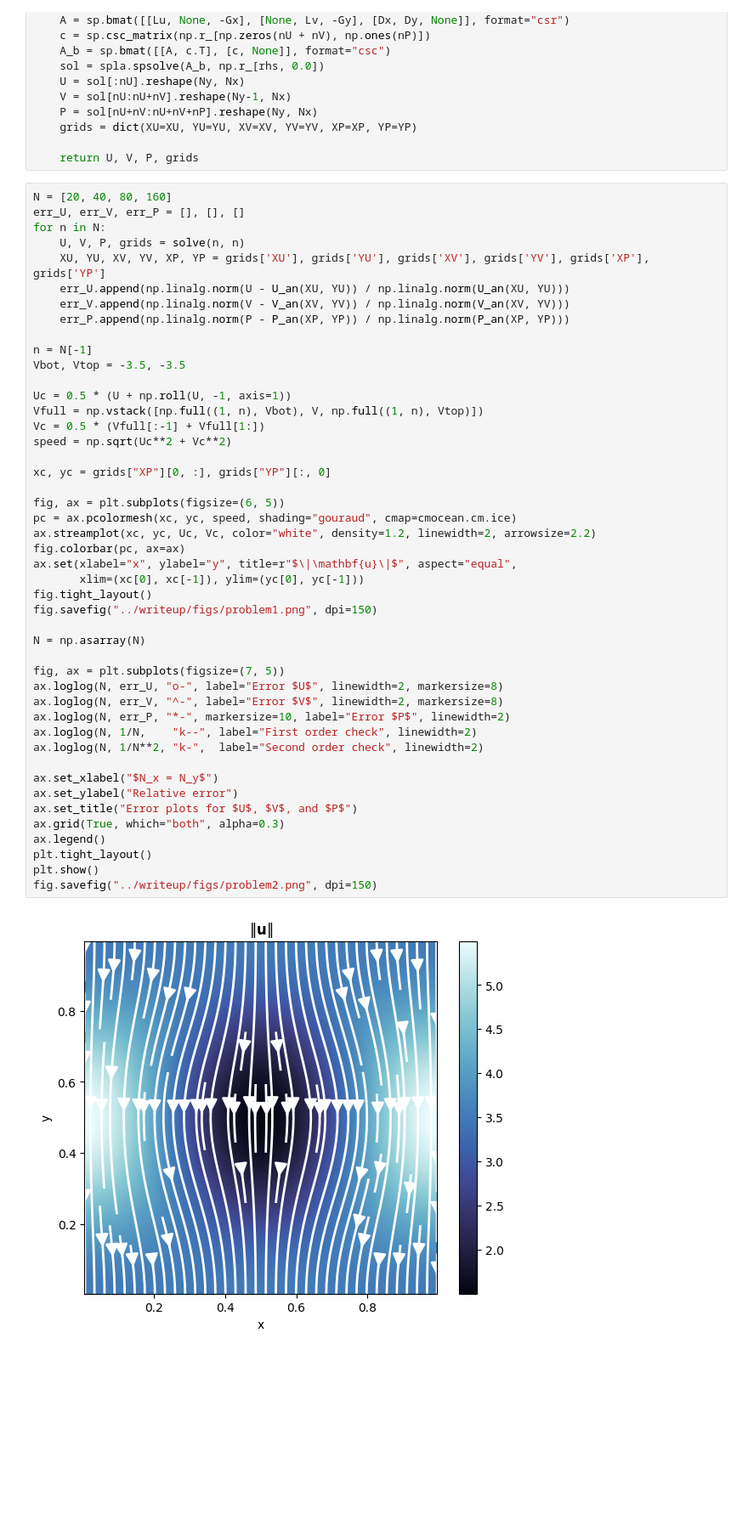
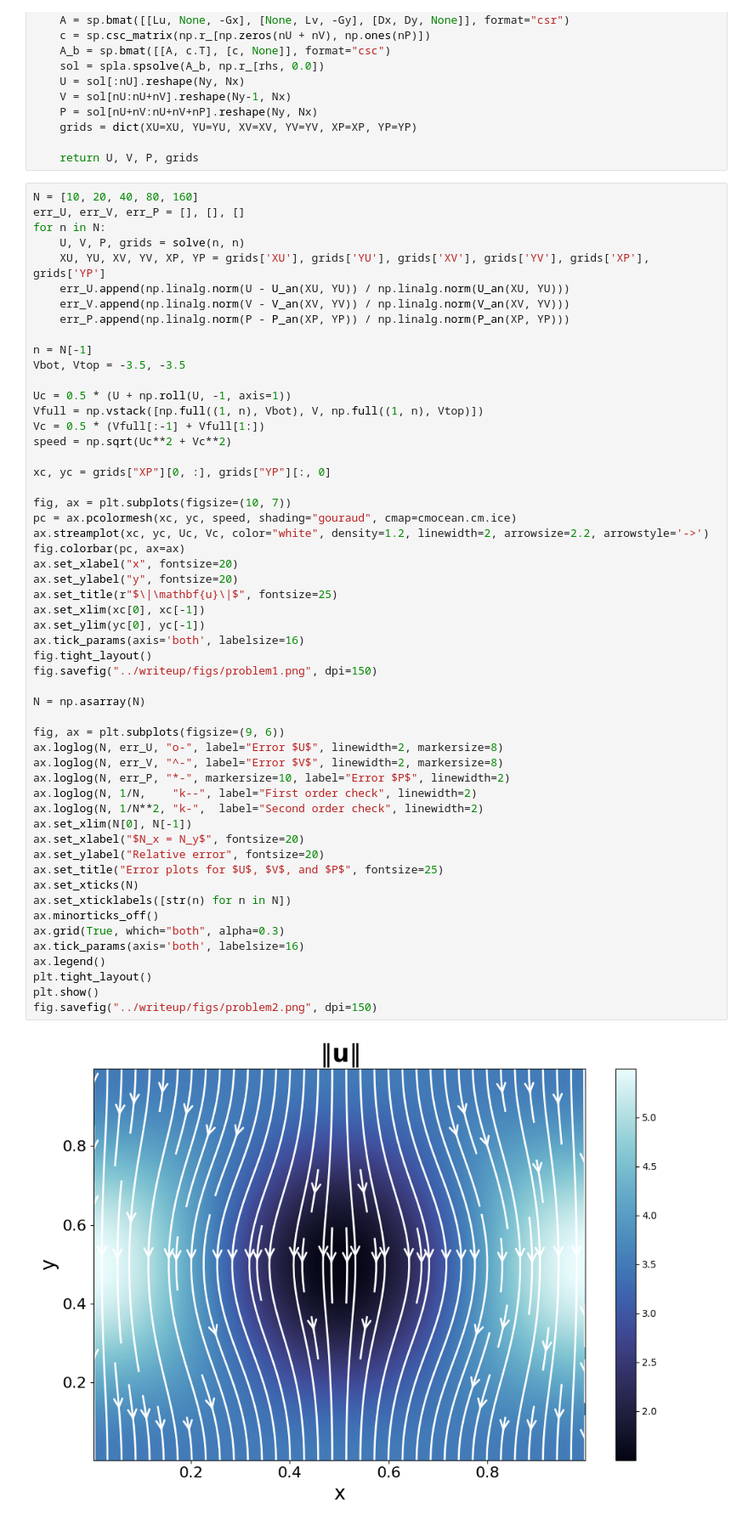
Before and after one commit to elsaschutfort/MATH550_HW1, a Jupyter notebook: code/problem1.ipynb, the cells around one changed output. Shown at 85% size. Saved outputs shown, nothing was run; the diff lists cells and outputs as text; blank space fills up the shorter version.

Commit message:
Fixed plots

```diff
--- a/code/problem1.ipynb
+++ b/code/problem1.ipynb
@@ -84,7 +84,7 @@ def solve(Nx, Ny):
 
     return U, V, P, grids
 # %%
-N = [20, 40, 80, 160]
+N = [10, 20, 40, 80, 160]
 err_U, err_V, err_P = [], [], []
 for n in N:
     U, V, P, grids = solve(n, n)
@@ -94,40 +94,48 @@ for n in N:
     err_P.append(np.linalg.norm(P - P_an(XP, YP)) / np.linalg.norm(P_an(XP, YP)))
 
 n = N[-1]
 Vbot, Vtop = -3.5, -3.5
 
 Uc = 0.5 * (U + np.roll(U, -1, axis=1))
 Vfull = np.vstack([np.full((1, n), Vbot), V, np.full((1, n), Vtop)])
 Vc = 0.5 * (Vfull[:-1] + Vfull[1:])
 speed = np.sqrt(Uc**2 + Vc**2)
 
 xc, yc = grids["XP"][0, :], grids["YP"][:, 0]
 
-fig, ax = plt.subplots(figsize=(6, 5))
+fig, ax = plt.subplots(figsize=(10, 7))
 pc = ax.pcolormesh(xc, yc, speed, shading="gouraud", cmap=cmocean.cm.ice)
-ax.streamplot(xc, yc, Uc, Vc, color="white", density=1.2, linewidth=2, arrowsize=2.2)
+ax.streamplot(xc, yc, Uc, Vc, color="white", density=1.2, linewidth=2, arrowsize=2.2, arrowstyle='->')
 fig.colorbar(pc, ax=ax)
-ax.set(xlabel="x", ylabel="y", title=r"$\|\mathbf{u}\|$", aspect="equal",
-       xlim=(xc[0], xc[-1]), ylim=(yc[0], yc[-1]))
+ax.set_xlabel("x", fontsize=20)
+ax.set_ylabel("y", fontsize=20)
+ax.set_title(r"$\|\mathbf{u}\|$", fontsize=25)
+ax.set_xlim(xc[0], xc[-1])
+ax.set_ylim(yc[0], yc[-1])
+ax.tick_params(axis='both', labelsize=16)
 fig.tight_layout()
 fig.savefig("../writeup/figs/problem1.png", dpi=150)
 
 N = np.asarray(N)
 
-fig, ax = plt.subplots(figsize=(7, 5))
+fig, ax = plt.subplots(figsize=(9, 6))
 ax.loglog(N, err_U, "o-", label="Error $U$", linewidth=2, markersize=8)
 ax.loglog(N, err_V, "^-", label="Error $V$", linewidth=2, markersize=8)
 ax.loglog(N, err_P, "*-", markersize=10, label="Error $P$", linewidth=2)
 ax.loglog(N, 1/N,    "k--", label="First order check", linewidth=2)
 ax.loglog(N, 1/N**2, "k-",  label="Second order check", linewidth=2)
-
-ax.set_xlabel("$N_x = N_y$")
-ax.set_ylabel("Relative error")
-ax.set_title("Error plots for $U$, $V$, and $P$")
+ax.set_xlim(N[0], N[-1])
+ax.set_xlabel("$N_x = N_y$", fontsize=20)
+ax.set_ylabel("Relative error", fontsize=20)
+ax.set_title("Error plots for $U$, $V$, and $P$", fontsize=25)
+ax.set_xticks(N)
+ax.set_xticklabels([str(n) for n in N])
+ax.minorticks_off()
 ax.grid(True, which="both", alpha=0.3)
+ax.tick_params(axis='both', labelsize=16)
 ax.legend()
 plt.tight_layout()
 plt.show()
 fig.savefig("../writeup/figs/problem2.png", dpi=150)
 # %% [output]
-[figure, old version]
+[figure, new version]
```
Also changed, not shown: parts of 1 cell of this notebook, 5 other files.
